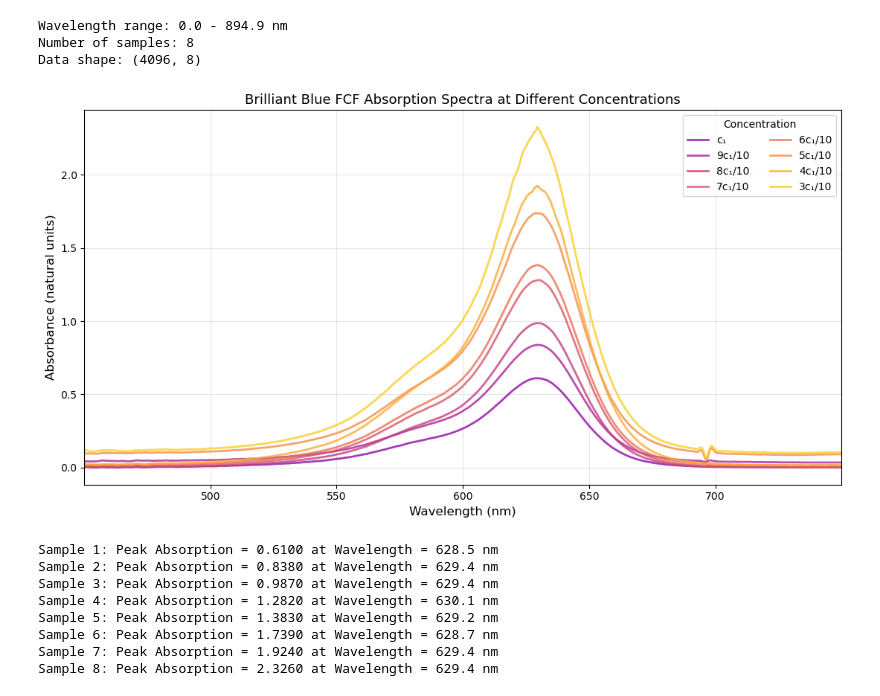
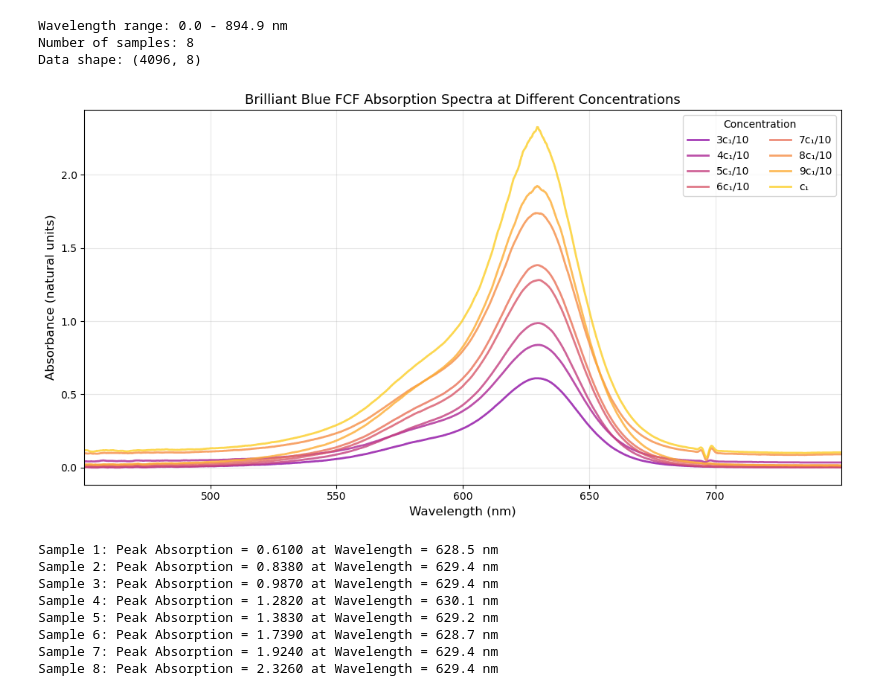
Before and after one commit to mjyazar/Waves-and-Optics-Experiment, a Jupyter notebook: main.ipynb, the cells around one changed output. Saved outputs shown, nothing was run; the diff lists cells and outputs as text; code cells hidden in the pictures.

Commit message:
Fixed graph legend

```diff
--- a/main.ipynb
+++ b/main.ipynb
@@ -23,35 +23,35 @@ print(f"Wavelength range: {wavelength.min():.1f} - {wavelength.max():.1f} nm")
 print(f"Number of samples: {sample_count}")
 print(f"Data shape: {intensities.shape}")
 
 # Define concentrations and labels
 c1 = (3/32) * 0.000225137  # 1st solution - most concentrated
 c1 = 1
 concentrations = np.array([3/10, 4/10, 5/10, 6/10, 7/10, 8/10, 9/10, 1])
-labels = ['c₁', '9c₁/10', '8c₁/10', '7c₁/10', '6c₁/10', '5c₁/10', '4c₁/10', '3c₁/10']
+labels = ['3c₁/10', '4c₁/10', '5c₁/10', '6c₁/10', '7c₁/10', '8c₁/10', '9c₁/10', 'c₁']
 
 
 # Define figure and colors for plotting
 plt.figure(figsize=(11, 6))
 colors = plt.cm.plasma(np.linspace(0.3, 0.9, 8))
 
 # plot the absorption spectra
 for i in range(8):
     plt.plot(wavelength_filtered, intensities_filtered[:, i], label=labels[i], color=colors[i], linewidth=2, alpha=0.8)
 
 # Label the plots
 plt.xlabel('Wavelength (nm)', fontsize=12)
 plt.ylabel('Absorbance (natural units)', fontsize=12)
 plt.title('Brilliant Blue FCF Absorption Spectra at Different Concentrations', fontsize=13)
 plt.legend(title='Concentration', ncol=2)
 plt.grid(alpha=0.3)
 plt.xlim(wavelength_filtered.min(), wavelength_filtered.max())
 plt.tight_layout()
 plt.show()
 # %% [output]
 Wavelength range: 0.0 - 894.9 nm
 Number of samples: 8
 Data shape: (4096, 8)
-[figure, old version]
+[figure, new version]
 # %%
 # Find peaks in all spectras
 absorption_peaks = []
```
